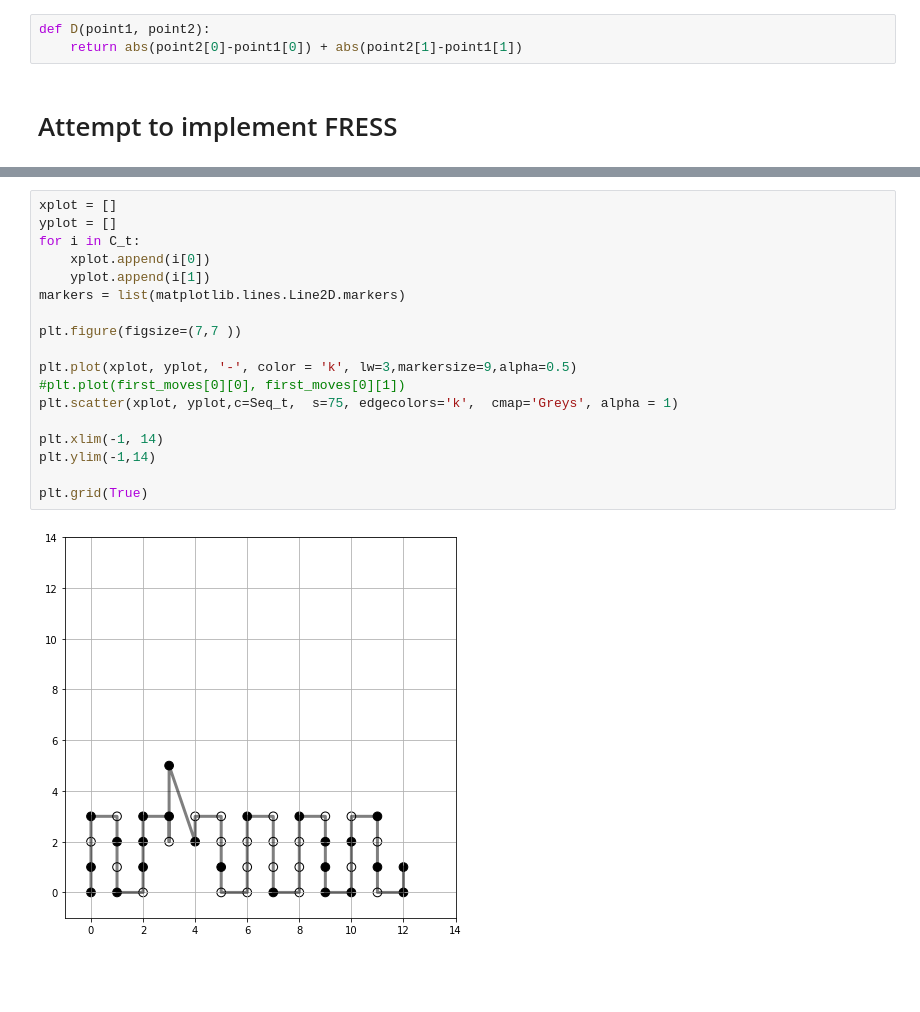
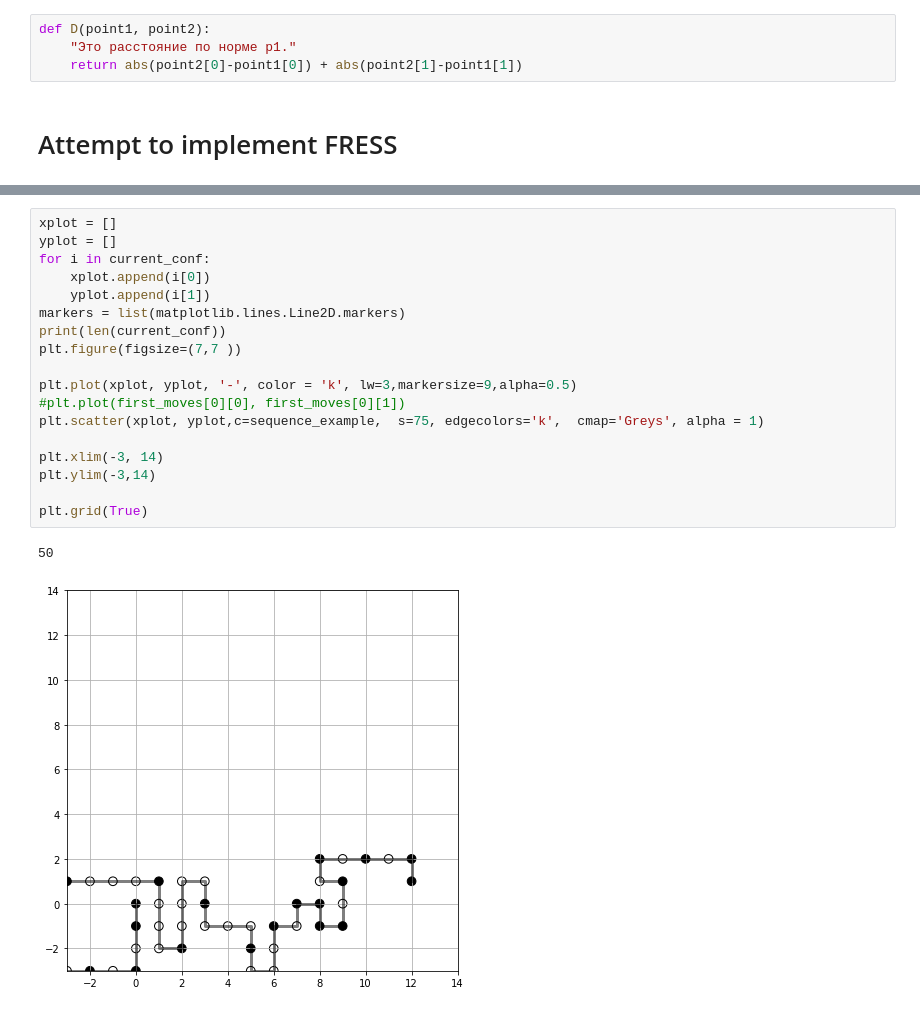
Before and after one commit to kamilla0503/Coursework, a Jupyter notebook: FRESS.ipynb, the cells around one changed output, grey strips where cells are left out. Drawn from its saved outputs; the diff is of its cells as text; blank space fills up the shorter version.

```diff
--- a/FRESS.ipynb
+++ b/FRESS.ipynb
@@ -125,6 +123,7 @@ print(q)
 5
 # %%
 def D(point1, point2):
+    "Это расстояние по норме р1."
     return abs(point2[0]-point1[0]) + abs(point2[1]-point1[1])
 # %% [markdown]
 # Attempt to implement FRESS
@@ -246,20 +257,21 @@ we did move
 # %%
 xplot = []
 yplot = []
-for i in C_t:
+for i in current_conf:
     xplot.append(i[0])
     yplot.append(i[1])
 markers = list(matplotlib.lines.Line2D.markers)
-
+print(len(current_conf))
 plt.figure(figsize=(7,7 ))
 
 plt.plot(xplot, yplot, '-', color = 'k', lw=3,markersize=9,alpha=0.5)
 #plt.plot(first_moves[0][0], first_moves[0][1])
-plt.scatter(xplot, yplot,c=Seq_t,  s=75, edgecolors='k',  cmap='Greys', alpha = 1)
+plt.scatter(xplot, yplot,c=sequence_example,  s=75, edgecolors='k',  cmap='Greys', alpha = 1)
 
-plt.xlim(-1, 14)
-plt.ylim(-1,14)
+plt.xlim(-3, 14)
+plt.ylim(-3,14)
 
 plt.grid(True)
 # %% [output]
+50
-[figure, old version]
+[figure, new version]
```
Also changed, not shown: parts of 3 cells of this notebook.
